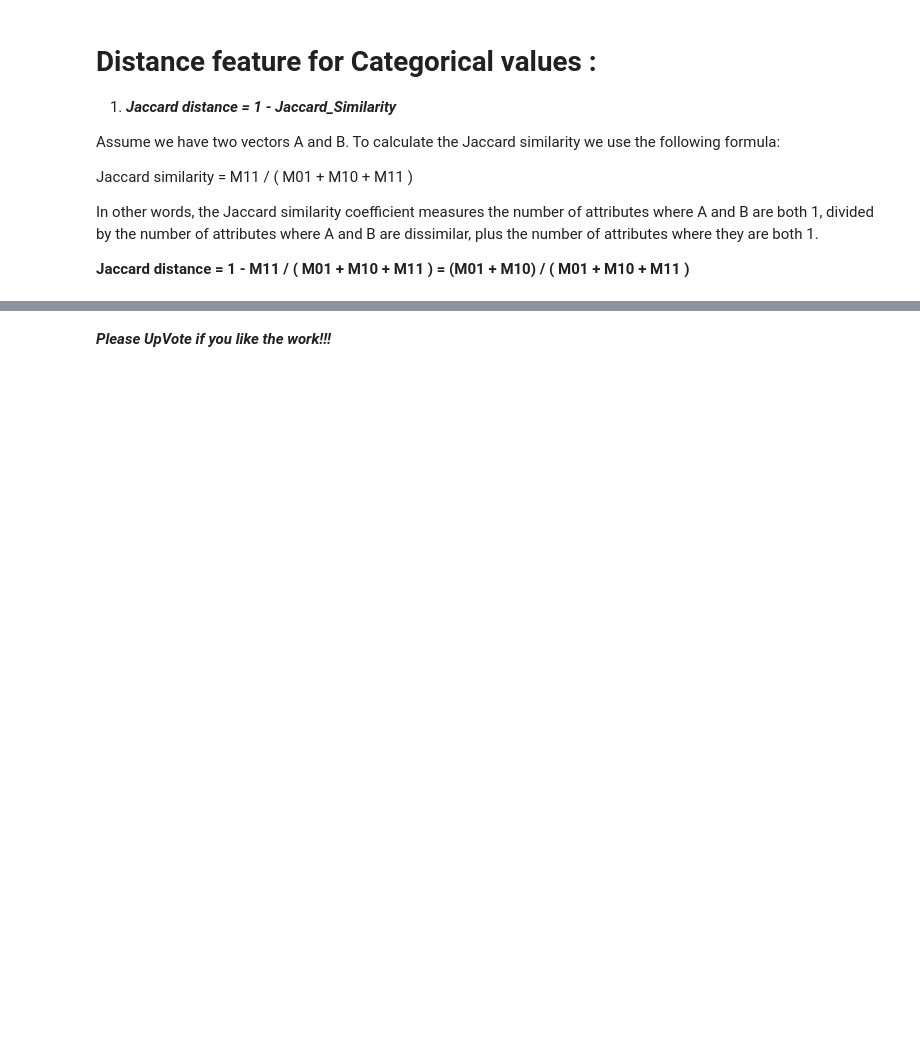
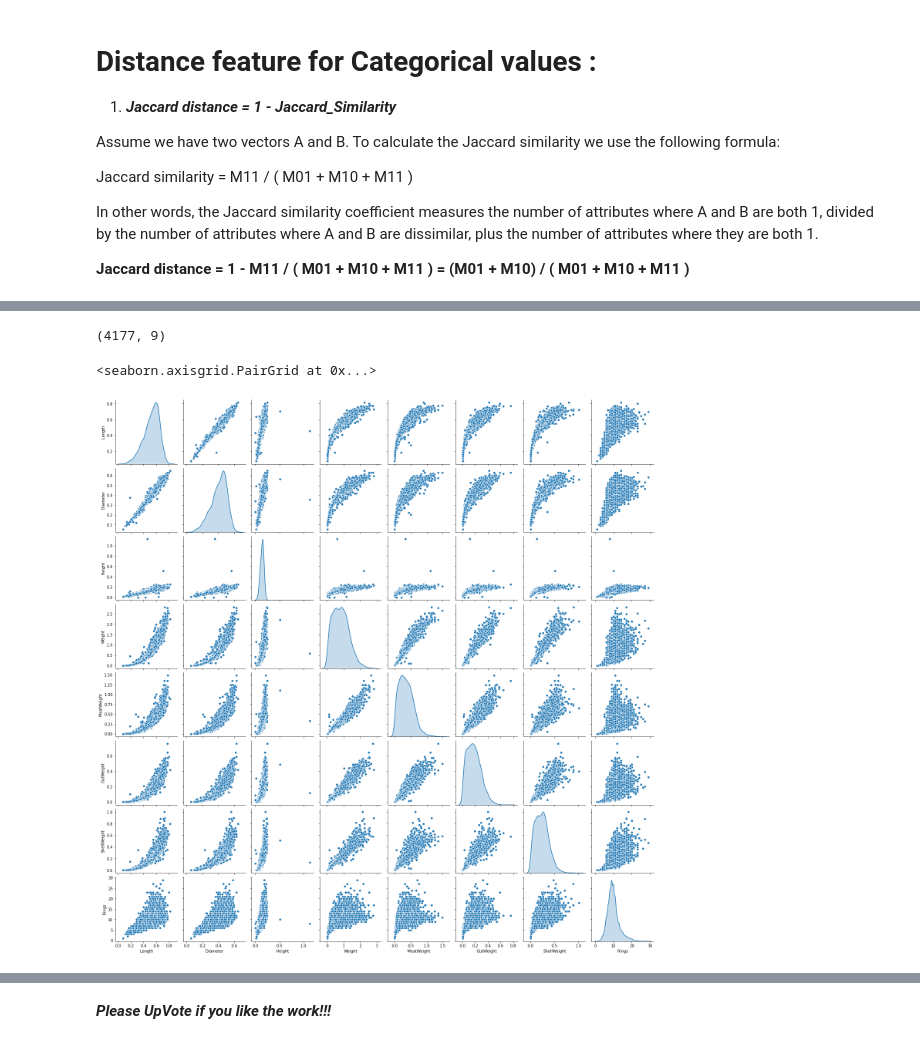
Before and after one commit to pratikasarkar/Unsupervised-Learning, a Jupyter notebook: Unsupervised_Learning_Guide.ipynb, the cells around one changed output, grey strips where cells are left out. Saved outputs shown, nothing was run; the diff lists cells and outputs as text; code cells hidden in the pictures; blank space fills up the shorter version.

```diff
--- a/Unsupervised_Learning_Guide.ipynb
+++ b/Unsupervised_Learning_Guide.ipynb
@@ -59,0 +435,2 @@ Inertia is calculated by taking the sum of squares of distance of each data poin
+# %%
+df2 = pd.read_csv('/content/gdrive/My Drive/abalone.csv')
@@ -59,0 +446,11 @@ Inertia is calculated by taking the sum of squares of distance of each data poin
+# %%
+df2.shape
+# %% [output]
+(4177, 9)
+# %%
+df2.drop('Sex',axis = 1,inplace = True)
+# %%
+sns.pairplot(df2,diag_kind = 'kde')
+# %% [output]
+<seaborn.axisgrid.PairGrid at 0x...>
+[figure, added]
```
Also changed, not shown: parts of 22 cells of this notebook.
